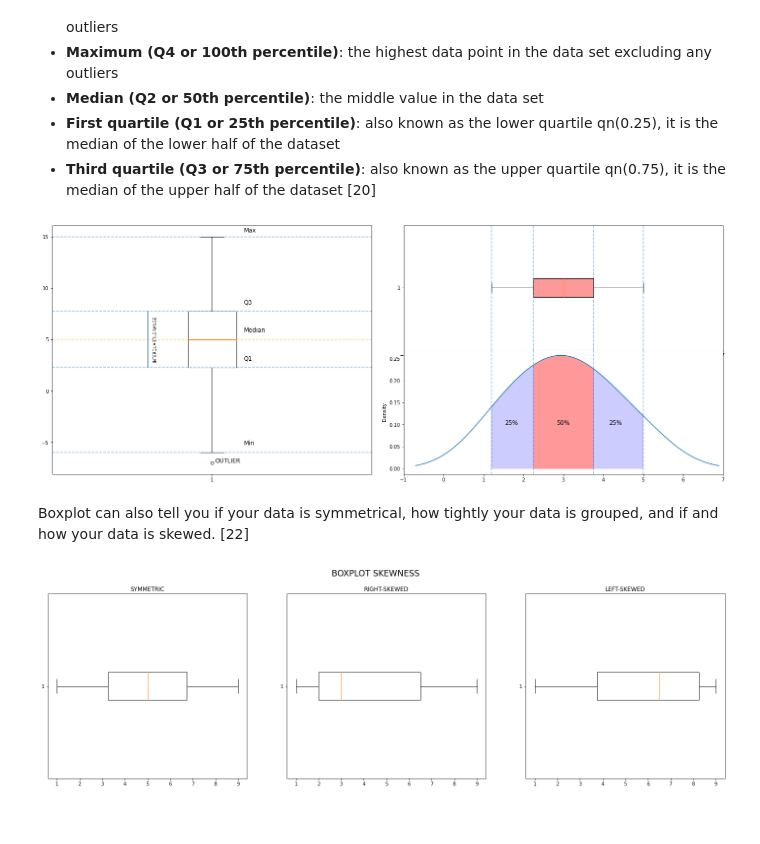
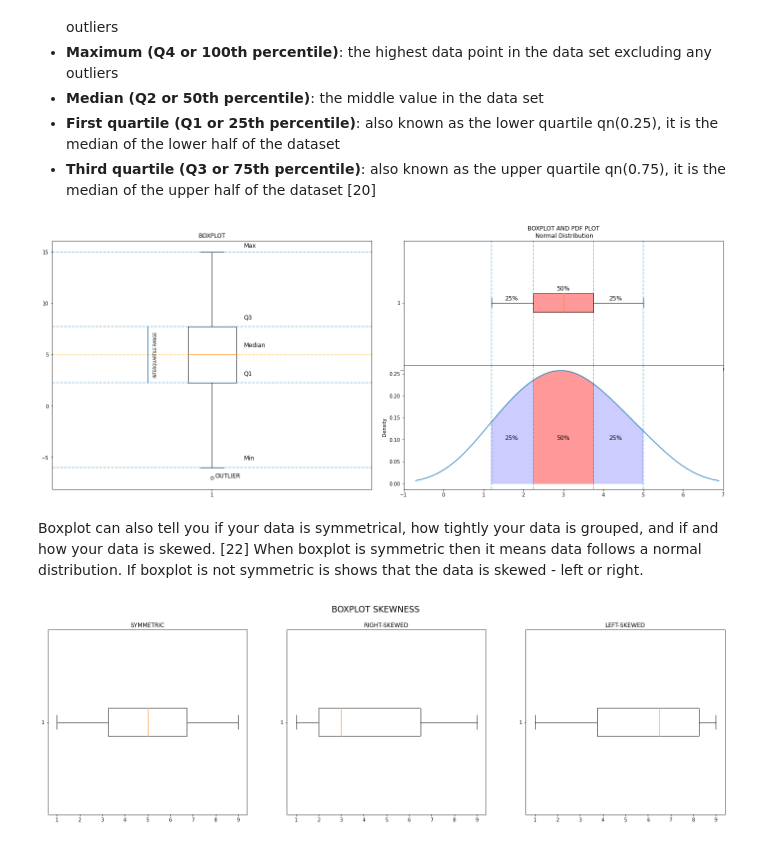
Before and after one commit to AnteDujic/Fundamentals-of-Data-Analysis, a Jupyter notebook: pyplot.ipynb, the cells around one changed output. Drawn from its saved outputs; the diff is of its cells as text; code cells hidden in the pictures.

```diff
--- a/pyplot.ipynb
+++ b/pyplot.ipynb
@@ -420,7 +428,7 @@ x_values = [point1[0], point2[0]]
 y_values = [point1[1], point2[1]]
 ax1.plot(x_values, y_values)
 ax1.text (x = 0.8, y = median, s = "\nINTERQUARTILE RANGE", fontsize = 8, rotation = "vertical", va = "center")
-
+ax1.set( title = "BOXPLOT")
 
 # Plotting second and third plot (right).
     # Setting x axis limit
@@ -434,38 +442,43 @@ for box in bp0['boxes']:
     box.set(color='black')
     # change fill color
     box.set(facecolor = '#ff9999')
+# Text (percentages).
+ax2.text (x = 3, y = 1.1, s = "50%", fontsize = 12, ha = "center")
+ax2.text (x = 1.7, y = 1.02, s = "25%", fontsize = 12, ha = "center")
+ax2.text (x = 4.3, y = 1.02, s = "25%", fontsize = 12, ha = "center")
+ax2.set( title = "BOXPLOT AND PDF PLOT\n Normal Distribution")
 
 # KDE plot (bottom right).
 s = pd.Series(x)
 ax3 = s.plot.kde()
 ax3.set_xlim([a, b])
     # Text and lines.
 ax2.axvline (1.2, ls = "--", alpha = 0.5)
 ax3.axvline (1.2, ls = "--", alpha = 0.5)
 ax2.axvline (5, ls = "--", alpha = 0.5)
 ax3.axvline (5, ls = "--", alpha = 0.5)
 ax2.axvline (2.25, ls = "--", alpha = 0.5)
 ax3.axvline (2.25, ls = "--", alpha = 0.5)
 ax2.axvline (3.75, ls = "--", alpha = 0.5)
 ax3.axvline (3.75, ls = "--", alpha = 0.5)
     # Color fill.
 kde_x, kde_y = ax3.lines[0].get_data()
 
 ax3.fill_between(kde_x, kde_y, where=(kde_x>2.25) & (kde_x<3.75),
                 interpolate=False, color="#ff9999")
 ax3.fill_between(kde_x, kde_y, where= ((kde_x>1.2) & (kde_x<2.25) |
                                           (kde_x>3.75) & (kde_x<5)),
                 interpolate=False, color='b', alpha = 0.2)
     # Text (percentages).
 ax3.text (x = 3, y = 0.1, s = "50%", fontsize = 12, ha = "center")
 ax3.text (x = 1.7, y = 0.1, s = "25%", fontsize = 12, ha = "center")
 ax3.text (x = 4.3, y = 0.1, s = "25%", fontsize = 12, ha = "center")
 
 plt.show()
 # %% [output]
-[figure, old version]
+[figure, new version]
 # %% [markdown]
-Boxplot can also tell you if your data is symmetrical, how tightly your data is grouped, and if and how your data is skewed. [22]
+Boxplot can also tell you if your data is symmetrical, how tightly your data is grouped, and if and how your data is skewed. [22] When boxplot is symmetric then it means data follows a normal distribution. If boxplot is not symmetric is shows that the data is skewed - left or right.
 # %%
 # Creating a figure for 3 plots.
 fig, axs = plt.subplots(1, 3, figsize = (25,7))
```
Also changed, not shown: parts of 50 cells of this notebook, 13 other files.
